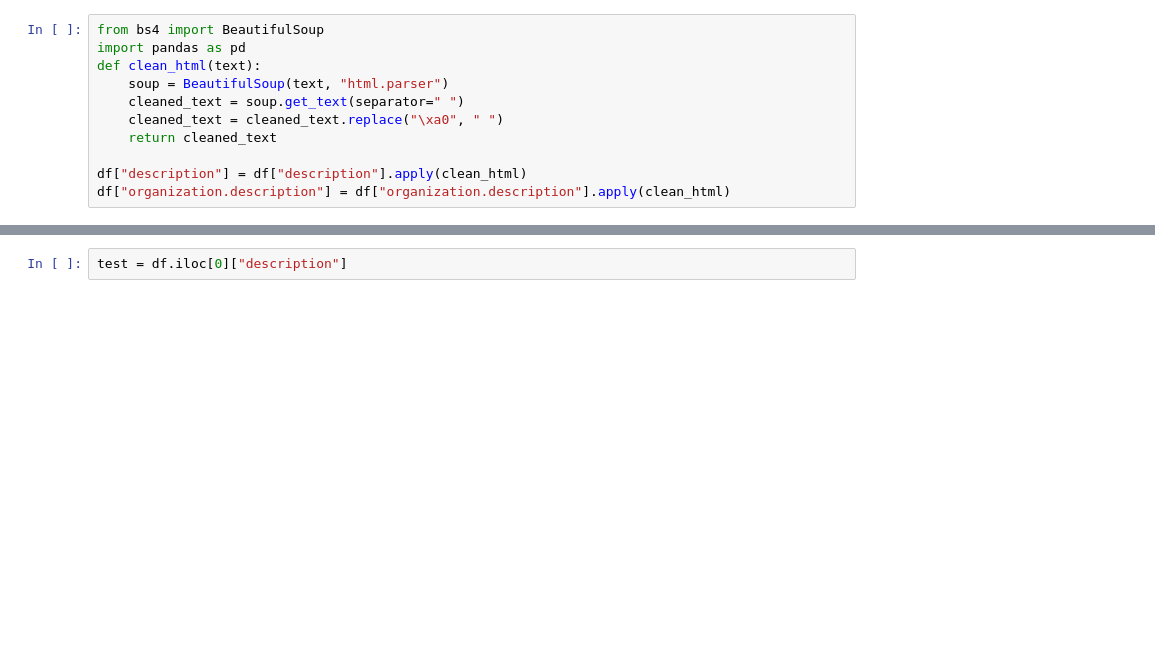
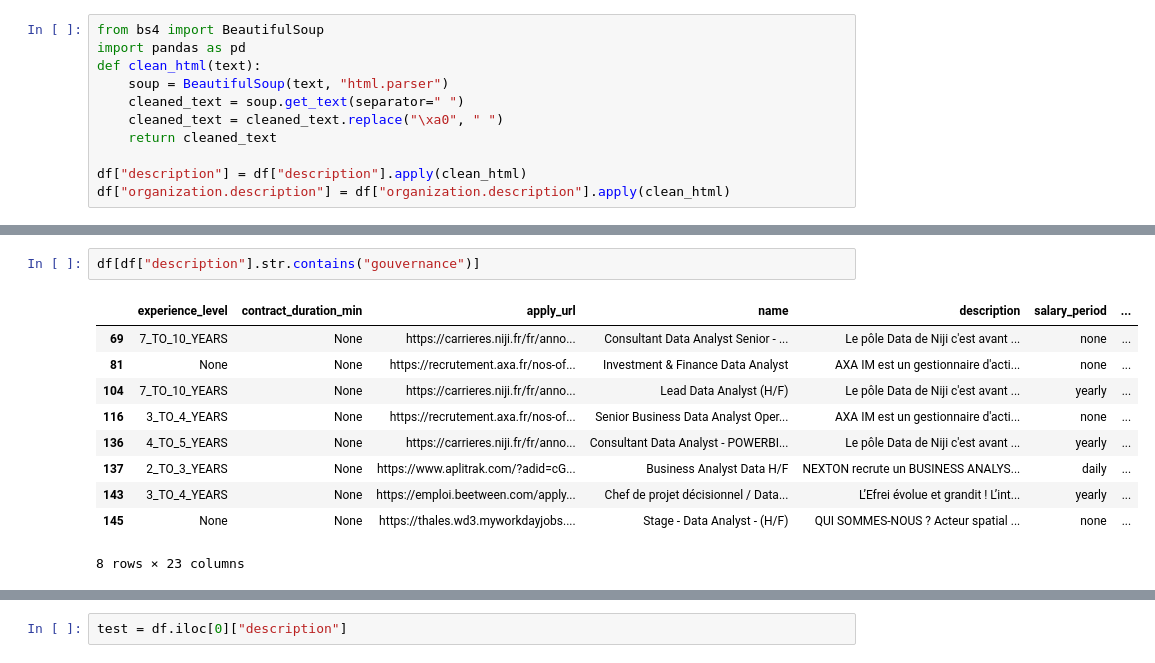
Before and after one commit to dsteddy/Projet_3, a Jupyter notebook: Data_scraping.ipynb, the cells around one changed output, grey strips where cells are left out. Cells and saved outputs as stored; diff of their text form; blank space fills up the shorter version.

```diff
--- a/Data_scraping.ipynb
+++ b/Data_scraping.ipynb
@@ -115,2 +133,15 @@ df["organization.description"] = df["organization.description"].apply(clean_html
+# %%
+df[df["description"].str.contains("gouvernance")]
+# %% [output]
+|  | experience_level | contract_duration_min | apply_url | name | description | salary_period | ... |
+| 69 | 7_TO_10_YEARS | None | https://carrieres.niji.fr/fr/anno... | Consultant Data Analyst Senior - ... | Le pôle Data de Niji c'est avant ... | none | ... |
+| 81 | None | None | https://recrutement.axa.fr/nos-of... | Investment & Finance Data Analyst | AXA IM est un gestionnaire d'acti... | none | ... |
+| 104 | 7_TO_10_YEARS | None | https://carrieres.niji.fr/fr/anno... | Lead Data Analyst (H/F) | Le pôle Data de Niji c'est avant ... | yearly | ... |
+| 116 | 3_TO_4_YEARS | None | https://recrutement.axa.fr/nos-of... | Senior Business Data Analyst Oper... | AXA IM est un gestionnaire d'acti... | none | ... |
+| 136 | 4_TO_5_YEARS | None | https://carrieres.niji.fr/fr/anno... | Consultant Data Analyst - POWERBI... | Le pôle Data de Niji c'est avant ... | yearly | ... |
+| 137 | 2_TO_3_YEARS | None | https://www.aplitrak.com/?adid=cG... | Business Analyst Data H/F | NEXTON recrute un BUSINESS ANALYS... | daily | ... |
+| 143 | 3_TO_4_YEARS | None | https://emploi.beetween.com/apply... | Chef de projet décisionnel / Data... | L’Efrei évolue et grandit ! L’int... | yearly | ... |
+| 145 | None | None | https://thales.wd3.myworkdayjobs.... | Stage - Data Analyst - (H/F) | QUI SOMMES-NOUS ? Acteur spatial ... | none | ... |
+8 rows × 23 columns
 # %%
 df.head()
```
Also changed, not shown: parts of 5 cells of this notebook, 4 other files.
